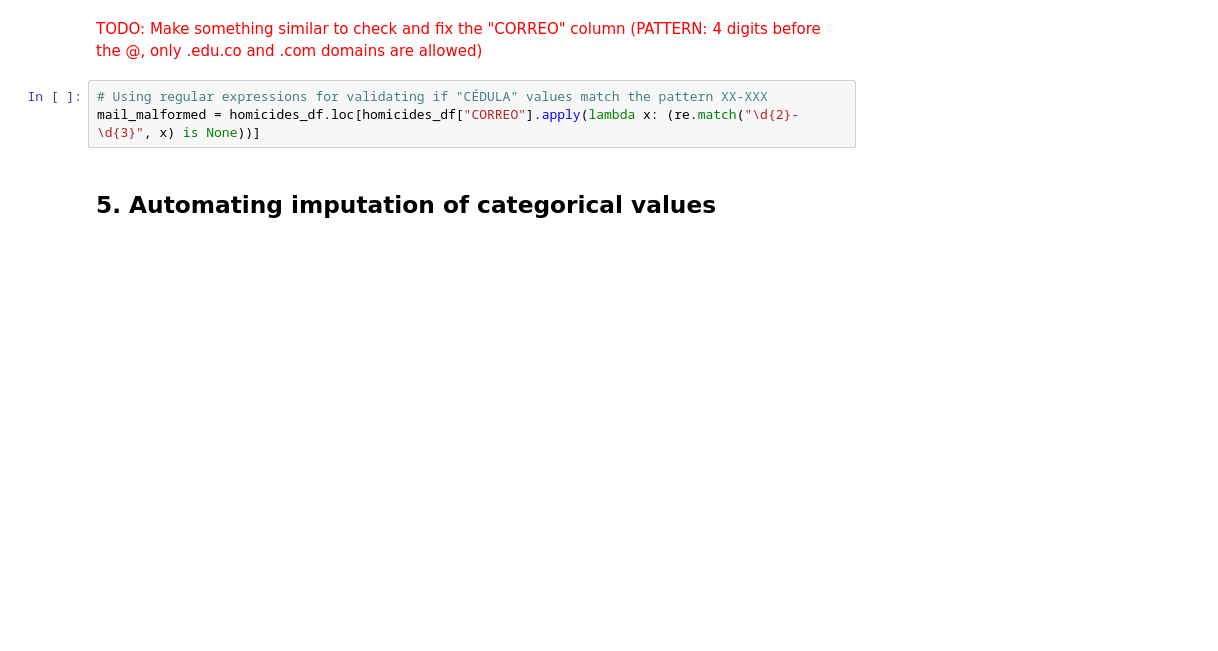
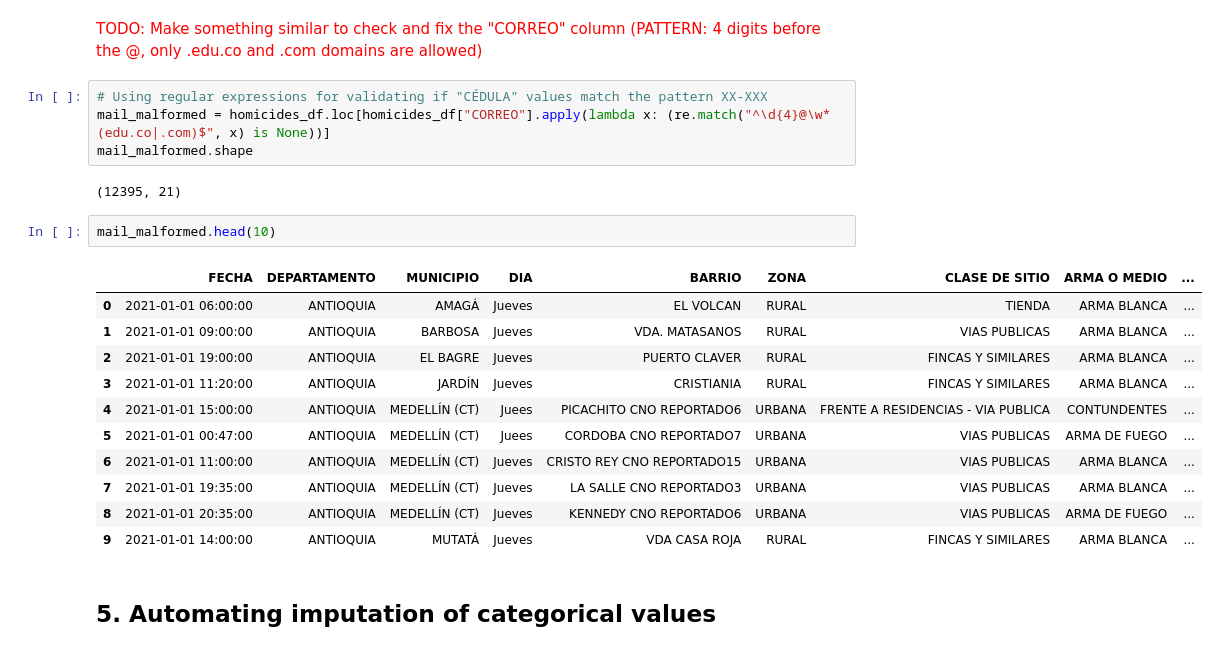
Before and after one commit to ingoscargiraldor/ingoscargiraldor, a Jupyter notebook: data-quality-tutorial.ipynb, the cells around one changed output. Saved outputs shown, nothing was run; the diff lists cells and outputs as text; blank space fills up the shorter version.

```diff
--- a/data-quality-tutorial.ipynb
+++ b/data-quality-tutorial.ipynb
@@ -277,7 +277,24 @@ See the caveats in the documentation: https://pandas.pydata.org/pandas-docs/stab
 <span style="color:red">TODO: Make something similar to check and fix the "CORREO" column (PATTERN: 4 digits before the @, only .edu.co and .com domains are allowed)</span>
 # %%
 # Using regular expressions for validating if "CÉDULA" values match the pattern XX-XXX
-mail_malformed = homicides_df.loc[homicides_df["CORREO"].apply(lambda x: (re.match("\d{2}-\d{3}", x) is None))]
+mail_malformed = homicides_df.loc[homicides_df["CORREO"].apply(lambda x: (re.match("^\d{4}@\w*(edu.co|.com)$", x) is None))]
+mail_malformed.shape
+# %% [output]
+(12395, 21)
+# %%
+mail_malformed.head(10)
+# %% [output]
+|  | FECHA | DEPARTAMENTO | MUNICIPIO | DIA | BARRIO | ZONA | CLASE DE SITIO | ARMA O MEDIO | ... |
+| 0 | 2021-01-01 06:00:00 | ANTIOQUIA | AMAGÁ | Jueves | EL VOLCAN | RURAL | TIENDA | ARMA BLANCA | ... |
+| 1 | 2021-01-01 09:00:00 | ANTIOQUIA | BARBOSA | Jueves | VDA. MATASANOS | RURAL | VIAS PUBLICAS | ARMA BLANCA | ... |
+| 2 | 2021-01-01 19:00:00 | ANTIOQUIA | EL BAGRE | Jueves | PUERTO CLAVER | RURAL | FINCAS Y SIMILARES | ARMA BLANCA | ... |
+| 3 | 2021-01-01 11:20:00 | ANTIOQUIA | JARDÍN | Jueves | CRISTIANIA | RURAL | FINCAS Y SIMILARES | ARMA BLANCA | ... |
+| 4 | 2021-01-01 15:00:00 | ANTIOQUIA | MEDELLÍN (CT) | Juees | PICACHITO CNO REPORTADO6 | URBANA | FRENTE A RESIDENCIAS - VIA PUBLICA | CONTUNDENTES | ... |
+| 5 | 2021-01-01 00:47:00 | ANTIOQUIA | MEDELLÍN (CT) | Juees | CORDOBA CNO REPORTADO7 | URBANA | VIAS PUBLICAS | ARMA DE FUEGO | ... |
+| 6 | 2021-01-01 11:00:00 | ANTIOQUIA | MEDELLÍN (CT) | Jueves | CRISTO REY CNO REPORTADO15 | URBANA | VIAS PUBLICAS | ARMA BLANCA | ... |
+| 7 | 2021-01-01 19:35:00 | ANTIOQUIA | MEDELLÍN (CT) | Jueves | LA SALLE CNO REPORTADO3 | URBANA | VIAS PUBLICAS | ARMA BLANCA | ... |
+| 8 | 2021-01-01 20:35:00 | ANTIOQUIA | MEDELLÍN (CT) | Jueves | KENNEDY CNO REPORTADO6 | URBANA | VIAS PUBLICAS | ARMA DE FUEGO | ... |
+| 9 | 2021-01-01 14:00:00 | ANTIOQUIA | MUTATÁ | Jueves | VDA CASA ROJA | RURAL | FINCAS Y SIMILARES | ARMA BLANCA | ... |
 # %% [markdown]
 ## 5. Automating imputation of categorical values
 # %%
```
